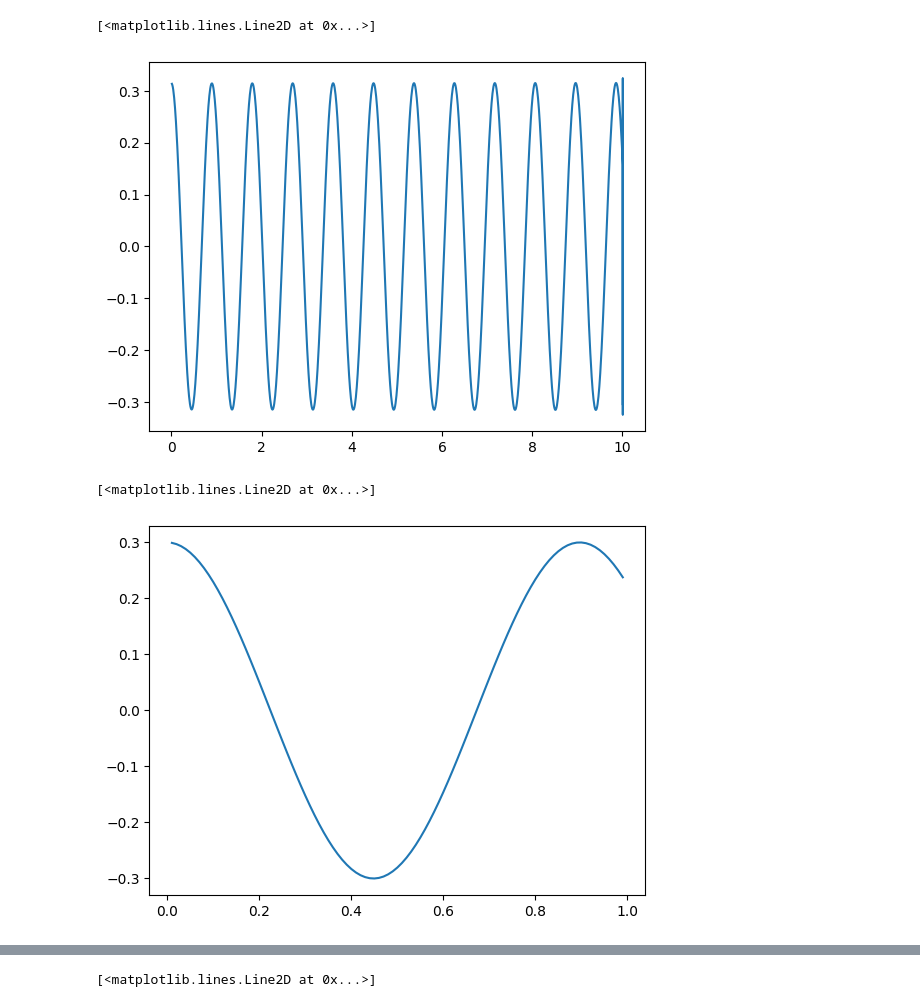
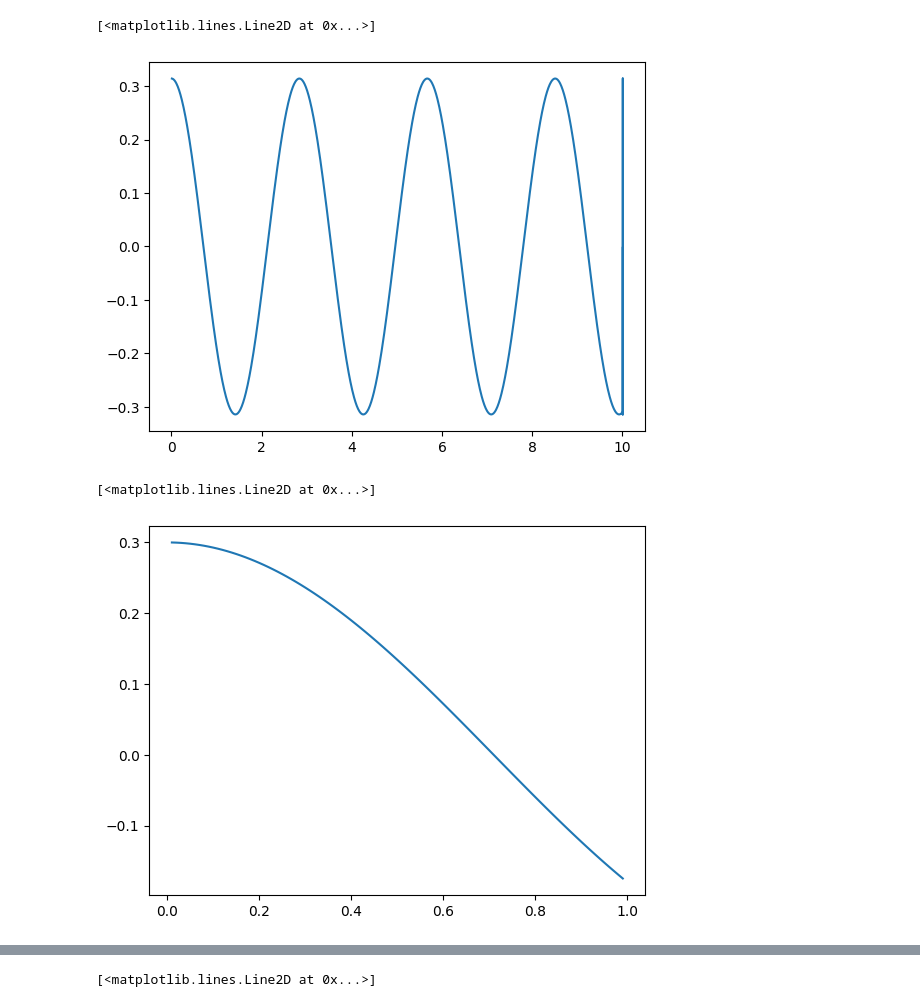
Before and after one commit to Lin-13/PySim, a Jupyter notebook: kalman.ipynb, the cells around one changed output, grey strips where cells are left out. Drawn from its saved outputs; the diff is of its cells as text; code cells hidden in the pictures.

```diff
--- a/kalman.ipynb
+++ b/kalman.ipynb
@@ -6,22 +6,22 @@ from state_space.base import InputWarpper,Timer
 from state_space.system import Pendulm
 from state_space.simulator import DynamicSystem,Variable,WhiteNoise,TimerVariable
 # %%
-pendulm = Pendulm(1,0.2)
+pendulm = Pendulm(1,2)
 simulator = DynamicSystem(pendulm.A,pendulm.B,pendulm.C,pendulm.D,Timer(10))
 simulator.init(np.array([[np.pi/10],[0]]))
 theta = []
 for step in range(10000):
     t = simulator.update(0)
     simulator.timer.update()
     theta.append([simulator.t,t.item()])
 
 theta = np.array(theta)
 plt.plot(theta[:,0],theta[:,1])
 # simulator.u= 0
 # simulator.simulate()
 # %% [output]
 [<matplotlib.lines.Line2D at 0x...>]
-[figure, old version]
+[figure, new version]
 # %%
 simulator.init(np.array([[0.3],[0]]))
 simulator.set_u(0)
@@ -33,7 +33,7 @@ history = np.array(history)
 plt.plot(history[:,0],history[:,1])
 # %% [output]
 [<matplotlib.lines.Line2D at 0x...>]
-[figure, old version]
+[figure, new version]
 # %%
 simulator = DynamicSystem(pendulm.A,pendulm.B,pendulm.C,pendulm.D)
 simulator.init(np.array([[np.pi/10],[0]]))
```
Also changed, not shown: parts of 21 cells of this notebook, 7 other files.
